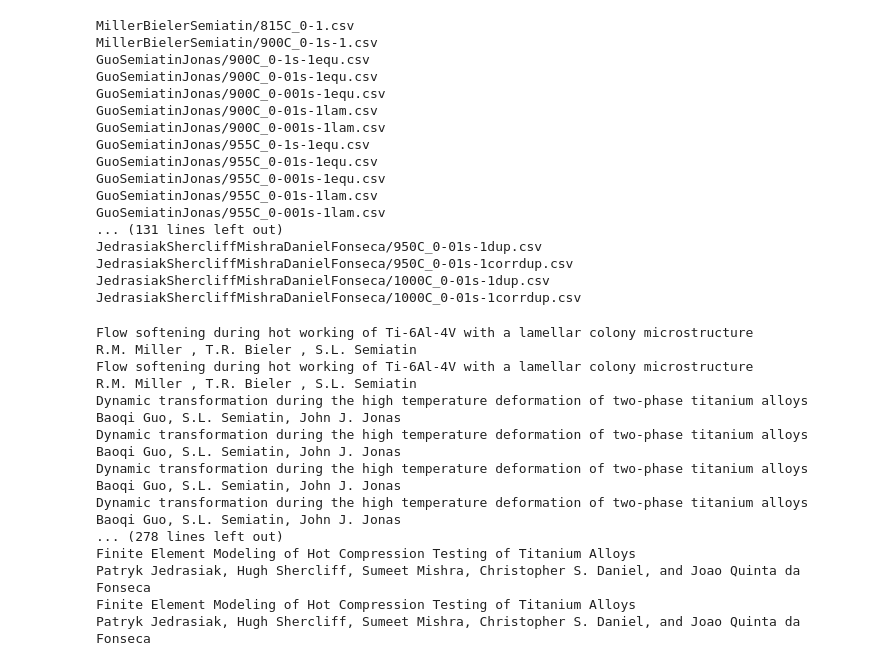
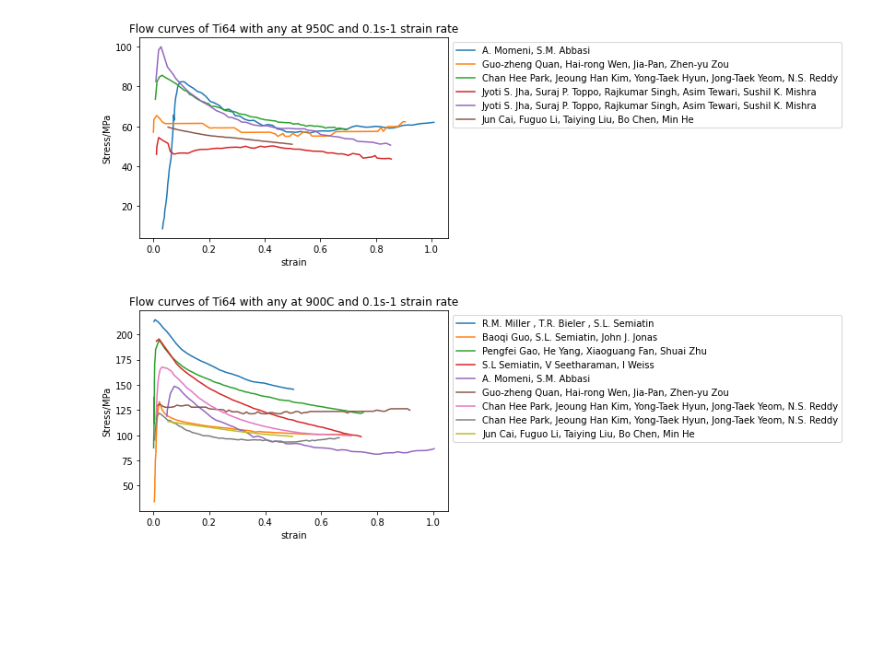
Before and after one commit to RoryAtBar/Ti64-statistical-modelling, a Jupyter notebook: Flow_curve_plotter.ipynb, the cells around one changed output. Cells and saved outputs as stored; diff of their text form; code cells hidden in the pictures; blank space fills up the shorter version.

```diff
--- a/Flow_curve_plotter.ipynb
+++ b/Flow_curve_plotter.ipynb
@@ -17,6 +10,0 @@ print(meta_data)
-# %%
-filepath ='/Users/user/Documents/Ti64_stat_modelling/Flow_curves/'
-with open('test.yml') as f:
-    meta_data = yaml.load(f, Loader=FullLoader)
-
-print(meta_data)
@@ -28,32 +17,12 @@ number_of_papers = len(meta_data['Papers'])
 #Check all of the curves load correctly
 no_curves = 0
 curve_list = []
-#filepath2 = filepath
-filepath2 = filepath +'Flow_curves/'
 for paper in meta_data['Papers']:
     no_curves += len(paper['Curves'])
     for curve in paper['Curves']:
-        print(curve['Curve_location'])
-        flow_curve = np.loadtxt(filepath2+curve['Curve_location'], delimiter=",")
+#         print(curve['Curve_location'])
+        flow_curve = np.loadtxt('Flow_curves/'+curve['Curve_location'], delimiter=",")
         curve_list.append(flow_curve)
-# %% [output]
-MillerBielerSemiatin/815C_0-1.csv
-MillerBielerSemiatin/900C_0-1s-1.csv
-GuoSemiatinJonas/900C_0-1s-1equ.csv
-GuoSemiatinJonas/900C_0-01s-1equ.csv
-GuoSemiatinJonas/900C_0-001s-1equ.csv
-GuoSemiatinJonas/900C_0-01s-1lam.csv
-GuoSemiatinJonas/900C_0-001s-1lam.csv
-GuoSemiatinJonas/955C_0-1s-1equ.csv
-GuoSemiatinJonas/955C_0-01s-1equ.csv
-GuoSemiatinJonas/955C_0-001s-1equ.csv
-GuoSemiatinJonas/955C_0-01s-1lam.csv
-GuoSemiatinJonas/955C_0-001s-1lam.csv
-... (131 lines left out)
-JedrasiakShercliffMishraDanielFonseca/950C_0-01s-1dup.csv
-JedrasiakShercliffMishraDanielFonseca/950C_0-01s-1corrdup.csv
-JedrasiakShercliffMishraDanielFonseca/1000C_0-01s-1dup.csv
-JedrasiakShercliffMishraDanielFonseca/1000C_0-01s-1corrdup.csv
 # %%
 def sort_curve(curve):
     sorted_curve = np.zeros(np.shape(curve))
@@ -73,7 +42,6 @@ def curve_filter(Temperature_C='any',
     curve_list = []
     Paper_list =[]
     Author_list =[]
-    filepath2 = filepath +'Flow_curves/'
     for paper in meta_data['Papers']:
         for curve in paper['Curves']:
             temp_bool = curve['Temperature_C'] == Temperature_C or Temperature_C == 'any'
@@ -83,12 +51,12 @@ def curve_filter(Temperature_C='any',
             diameter_bool = curve['sample_diameter_mm'] == sample_diameter or sample_diameter == 'any'
             length_bool = curve['sample_length_mm'] == sample_diameter or sample_diameter =='any'
             if temp_bool & strain_bool & micro_bool & diameter_bool & length_bool:
-                flow_curve = np.loadtxt(filepath2+curve['Curve_location'], delimiter=",")
+                flow_curve = np.loadtxt('Flow_curves/'+curve['Curve_location'], delimiter=",")
                 flow_curve = sort_curve(flow_curve)
                 curve_list.append(flow_curve)
                 no_curves +=1
-                print(paper['Paper'])
-                print(paper['Authors'])
+#                 print(paper['Paper'])
+#                 print(paper['Authors'])
                 Paper_list.append(paper['Paper'])
                 Author_list.append(paper['Authors'])
     return curve_list, no_curves, Paper_list, Author_list
@@ -124,19 +91,30 @@ def curve_filter_pd(Temperature_C='any',
 # %%
 def flow_curve_plotter(curve_list, fig_no, Authors, Temperature_C='any', Strain_rate='any', microstructure='any', heater='any'):
     for n,curve in enumerate(curve_list):
-        plt.figure(fig_no)
         plt.plot(curve[:,0], curve[:,1], label=Authors[n])
     Title = 'Flow curves of Ti64 with ' + microstructure +' at ' + str(Temperature_C) + 'C and ' + str(Strain_rate)+ 's-1 strain rate'
     plt.title(Title)
     plt.xlabel('strain')
     plt.ylabel('Stress/MPa')
-    #plt.legend(bbox_to_anchor=[-1, -1])
-    plt.legend()
+    plt.legend(bbox_to_anchor=[1, 1])
+# %%
+%matplotlib inline
+fig_no = 1
+Temperature_C=950
+Strain_rate=0.1
+microstructure='any'
+heater = 'any'
+sample_diameter ='any'
+sample_length = 'any'
+curve_list, no,Papers,Authors = curve_filter(Temperature_C, Strain_rate, microstructure,heater, sample_diameter, sample_length)
+flow_curve_plotter(curve_list, fig_no, Authors,Temperature_C, Strain_rate, microstructure)
+# %% [output]
+[figure, added]
 # %%
 fig_no = 1
 plt.clf()
-Temperature_C='any'
-Strain_rate='any'
+Temperature_C=900
+Strain_rate=0.1
 microstructure='any'
 heater = 'any'
 sample_diameter ='any'
@@ -144,20 +122,4 @@ sample_length = 'any'
 curve_list, no,Papers,Authors = curve_filter(Temperature_C, Strain_rate, microstructure,heater, sample_diameter, sample_length)
 flow_curve_plotter(curve_list, fig_no, Authors,Temperature_C, Strain_rate, microstructure)
 # %% [output]
-Flow softening during hot working of Ti-6Al-4V with a lamellar colony microstructure
-R.M. Miller , T.R. Bieler , S.L. Semiatin
-Flow softening during hot working of Ti-6Al-4V with a lamellar colony microstructure
-R.M. Miller , T.R. Bieler , S.L. Semiatin
-Dynamic transformation during the high temperature deformation of two-phase titanium alloys
-Baoqi Guo, S.L. Semiatin, John J. Jonas
-Dynamic transformation during the high temperature deformation of two-phase titanium alloys
-Baoqi Guo, S.L. Semiatin, John J. Jonas
-Dynamic transformation during the high temperature deformation of two-phase titanium alloys
-Baoqi Guo, S.L. Semiatin, John J. Jonas
-Dynamic transformation during the high temperature deformation of two-phase titanium alloys
-Baoqi Guo, S.L. Semiatin, John J. Jonas
-... (278 lines left out)
-Finite Element Modeling of Hot Compression Testing of Titanium Alloys
-Patryk Jedrasiak, Hugh Shercliff, Sumeet Mishra, Christopher S. Daniel, and Joao Quinta da Fonseca
-Finite Element Modeling of Hot Compression Testing of Titanium Alloys
-Patryk Jedrasiak, Hugh Shercliff, Sumeet Mishra, Christopher S. Daniel, and Joao Quinta da Fonseca
+[figure, added]
```
Also changed, not shown: parts of 16 cells of this notebook, 1 other file.
